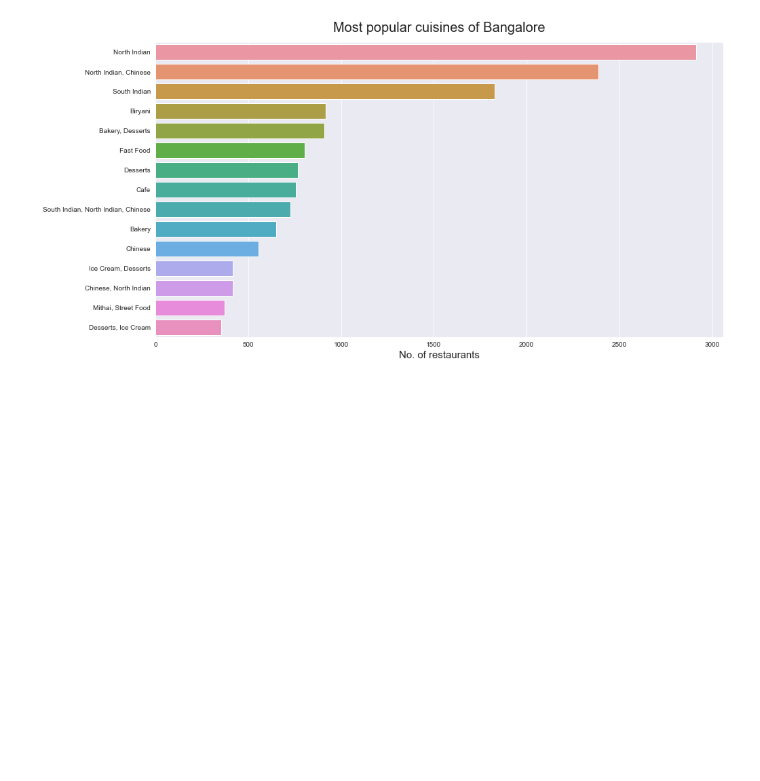
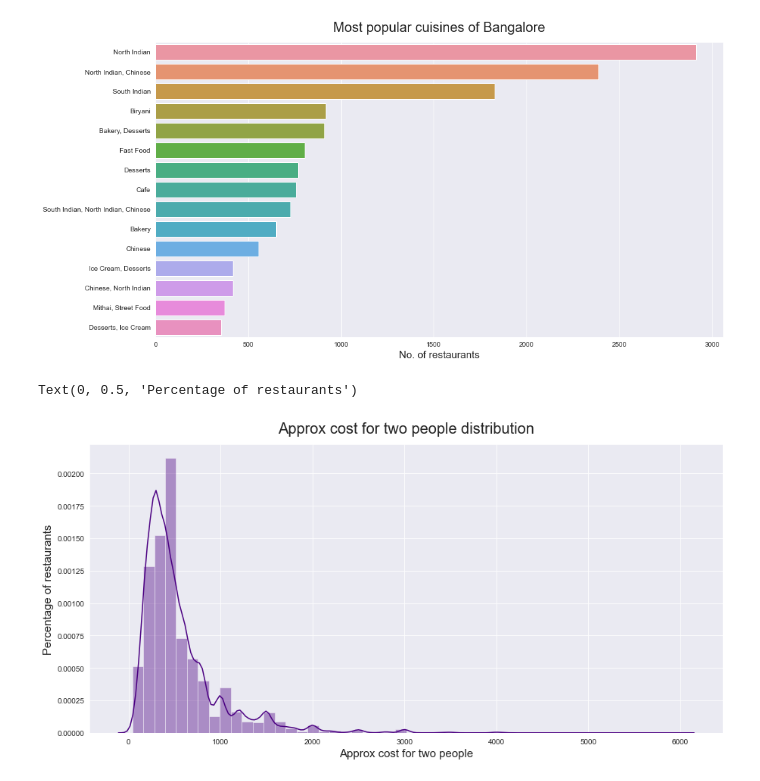
Before and after one commit to rohanmrb/Restaurant-Recommendation-System, a Jupyter notebook: EDA/first_draft.ipynb, the cells around one changed output. Saved outputs shown, nothing was run; the diff lists cells and outputs as text; code cells hidden in the pictures; blank space fills up the shorter version.

```diff
--- a/EDA/first_draft.ipynb
+++ b/EDA/first_draft.ipynb
@@ -150,9 +178,12 @@ plt.xlabel('No. of restaurants',size = 15)
 Text(0.5, 0, 'No. of restaurants')
 [figure]
 # %%
-# fig, ax = plt.subplots(figsize=[15,7])
-# sns.distplot(df['approx_cost(for two people)'],color="magenta")
-# ax.set_title('Approx cost for two people distribution',size=20,pad=15)
-# plt.xlabel('Approx cost for two people',size = 15)
-# plt.ylabel('Percentage of restaurants',size = 15)
+fig, ax = plt.subplots(figsize=[15,7])
+sns.distplot(df['approx_cost'],color="indigo")
+ax.set_title('Approx cost for two people distribution',size=20,pad=15)
+plt.xlabel('Approx cost for two people',size = 15)
+plt.ylabel('Percentage of restaurants',size = 15)
+# %% [output]
+Text(0, 0.5, 'Percentage of restaurants')
+[figure, added]
 # %%
```
Also changed, not shown: parts of 14 cells of this notebook.
